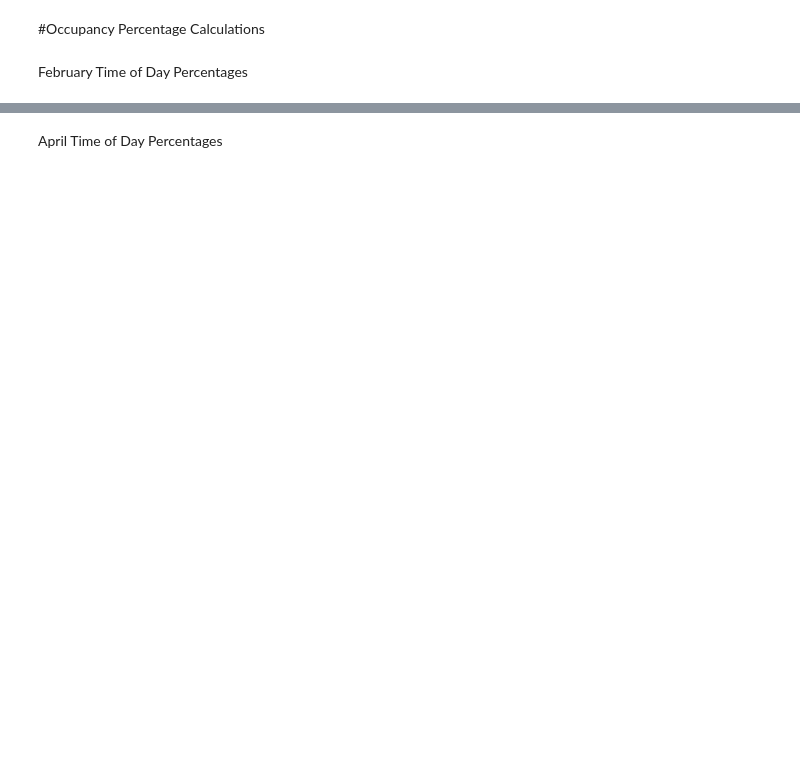
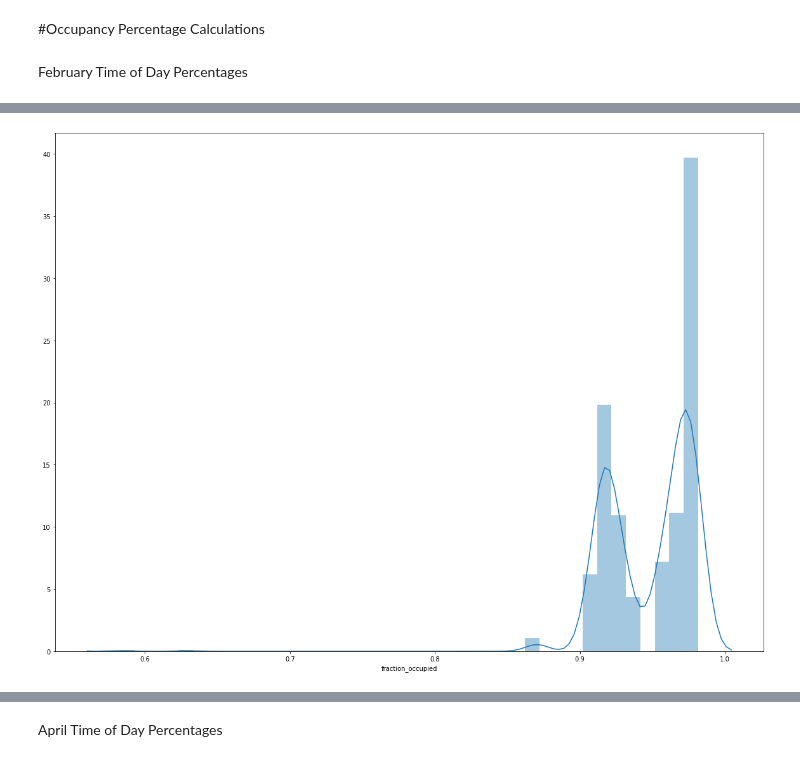
Before and after one commit to AndrewSundaram/VU_SmartCities, a Jupyter notebook: EnergyWorkbook.ipynb, the cells around one changed output, grey strips where cells are left out. Saved outputs shown, nothing was run; the diff lists cells and outputs as text; code cells hidden in the pictures; blank space fills up the shorter version.

```diff
--- a/EnergyWorkbook.ipynb
+++ b/EnergyWorkbook.ipynb
@@ -359,3 +383,8 @@ Name: fraction_occupied, Length: 1344, dtype: float64
+# %%
+sns.distplot(febAfternoon['fraction_occupied'])
+plt.savefig('febaft2')
+# %% [output]
+[figure, added]
 # %%
 febEvening = febData[(febData.index.hour >= 16) & (febData.index.hour < 20)]
 print(febEvening['fraction_occupied'])
```
Also changed, not shown: parts of 28 cells of this notebook.
